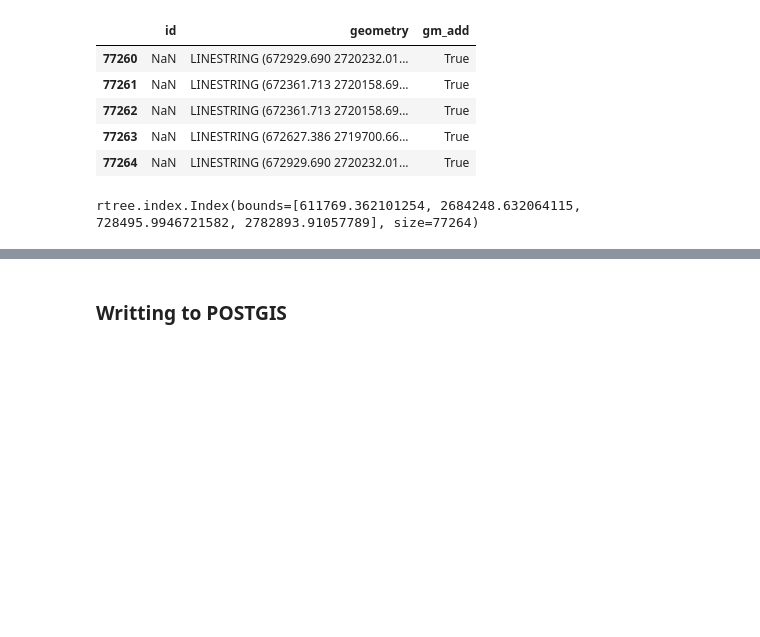
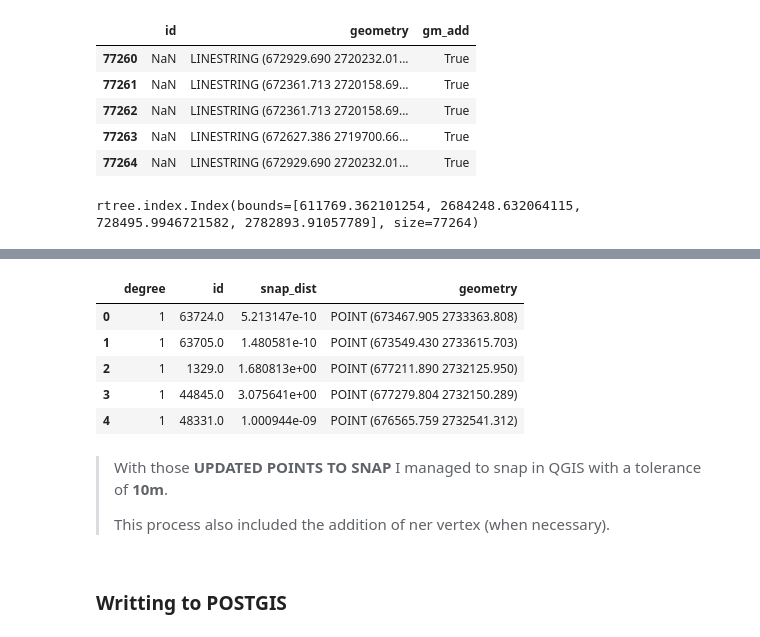
Before and after one commit to gregmaya/Riyadh_modeling, a Jupyter notebook: 1_Geometry_Manipulation.ipynb, the cells around one changed output, grey strips where cells are left out. Drawn from its saved outputs; the diff is of its cells as text; code cells hidden in the pictures; blank space fills up the shorter version.

Commit message:
progress in stage 2. First snap successful. one more missing

```diff
--- a/1_Geometry_Manipulation.ipynb
+++ b/1_Geometry_Manipulation.ipynb
@@ -209,0 +329,6 @@ networkx.classes.reportviews.DiDegreeView
+# %%
+# Position of nearest point from start of the line
+pos = closest.geometry.project(gpd.GeoSeries(closest.point))
+
+# Get new point location geometry
+new_pts = closest.geometry.interpolate(pos)
@@ -209,0 +337,21 @@ networkx.classes.reportviews.DiDegreeView
+# %%
+#Identify the columns we want to copy from the closest line to the point, such as a line ID.
+line_columns = ["id","snap_dist"]
+
+# Create a new GeoDataFrame from the columns from the closest line and new point geometries (which will be called "geometries")
+snapped = gpd.GeoDataFrame(closest[line_columns],geometry=new_pts, crs = net_clean_junctions.crs)
+# %%
+# Join back to the original points:
+updated_points = dead_ends.drop(columns=["geometry"]).join(snapped)
+# %%
+# You may want to drop any that didn't snap, if so:
+updated_points = updated_points.dropna(subset=["geometry"])
+# %%
+updated_points.head()
+# %% [output]
+|  | degree | id | snap_dist | geometry |
+| 0 | 1 | 63724.0 | 5.213147e-10 | POINT (673467.905 2733363.808) |
+| 1 | 1 | 63705.0 | 1.480581e-10 | POINT (673549.430 2733615.703) |
+| 2 | 1 | 1329.0 | 1.680813e+00 | POINT (677211.890 2732125.950) |
+| 3 | 1 | 44845.0 | 3.075641e+00 | POINT (677279.804 2732150.289) |
+| 4 | 1 | 48331.0 | 1.000944e-09 | POINT (676565.759 2732541.312) |
@@ -210,3 +361,7 @@ networkx.classes.reportviews.DiDegreeView
+# %% [markdown]
+>With those **UPDATED POINTS TO SNAP** I managed to snap in QGIS with a tolerance of **10m**.
+>
+>This process also included the addition of ner vertex (when necessary).
 # %% [markdown]
 ### Writting to POSTGIS
 # %%
```
Also changed, not shown: parts of 27 cells of this notebook, 20 other files.
